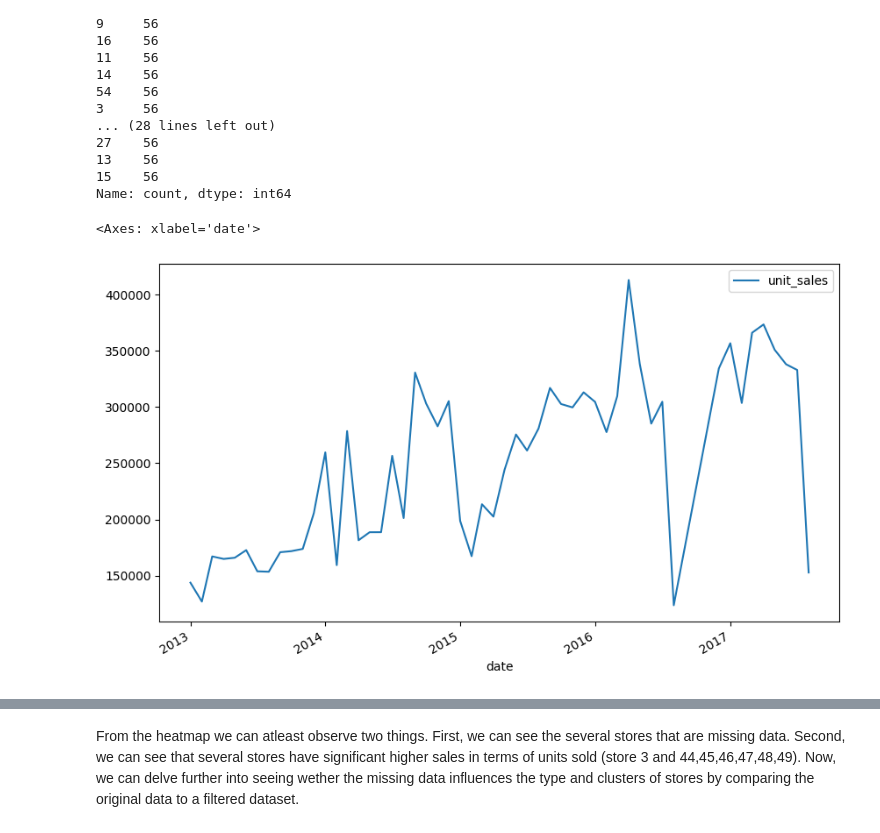
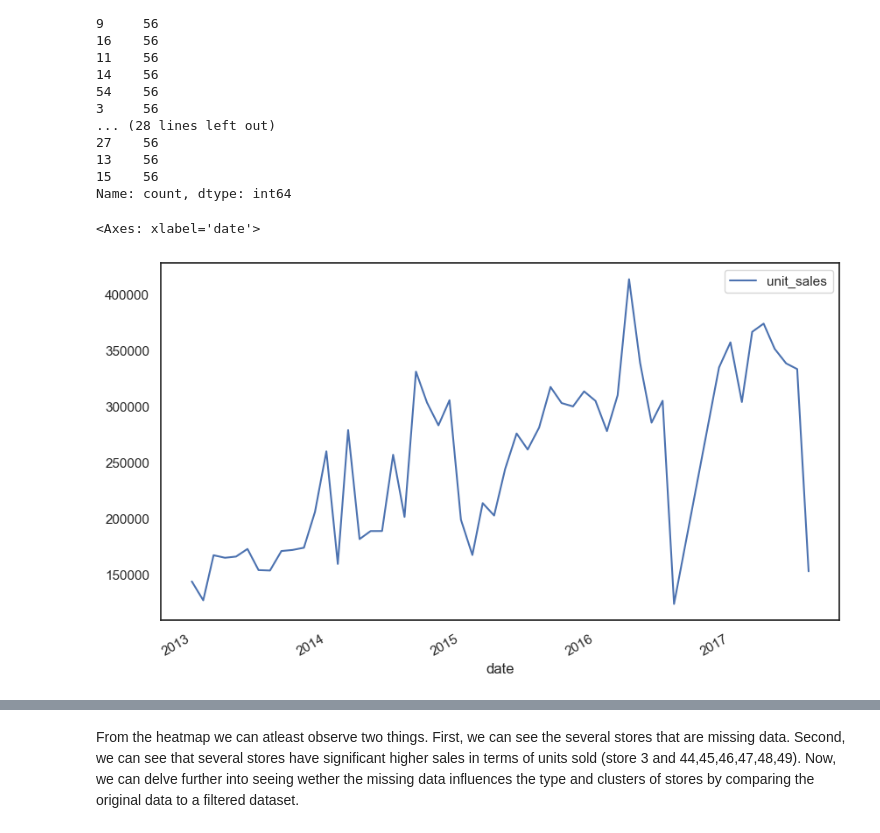
Before and after one commit to AFEngelage/Group4B, a Jupyter notebook: notebooks/Sebastiaan_EDA_Storeswithotherdata.ipynb, the cells around one changed output, grey strips where cells are left out. Drawn from its saved outputs; the diff is of its cells as text; code cells hidden in the pictures.

```diff
--- a/notebooks/Sebastiaan_EDA_Storeswithotherdata.ipynb
+++ b/notebooks/Sebastiaan_EDA_Storeswithotherdata.ipynb
@@ -104,6 +104,8 @@ df_aggregated_sales_type2
 
 The first step we take when combining the store data with the transaction date is to look if there's unit sale data for each store available. Although we have data available for each store, some stores don't have data for all the dates in the dataset. Most likely, these stores are new, this makes forecasting for these store less convenient and as this is our first forecast for Corporacion Favorita, we rather have a more generalizable store to choose from (having a higher impact on business as the likelihood of giving a more accurate forecast is higher).
 # %%
+sns.set_theme(style="white")
+
 g = sns.relplot(
     data=df_aggregated_sales_store,
     x="date", y="unit_sales", col="store_nbr", hue="store_nbr",
@@ -190,12 +191,14 @@ store_nbr
 15    56
 Name: count, dtype: int64
 # %%
+sns.set_theme(style="white")
+
 df_store_25 = df_aggregated_sales_store[df_aggregated_sales_store['store_nbr'] == 18]
 df_store_25.plot.line(x='date', y='unit_sales', figsize=(10, 6))
 
 #df_store_25_filtered = df_store_25[df_store_25['unit_sales'] <= 1000]
 #df_store_25_filtered.plot.line(x='date', y='unit_sales', figsize=(10, 6))
 # %% [output]
 <Axes: xlabel='date'>
-[figure, old version]
+[figure, new version]
 # %%
```
Also changed, not shown: parts of 17 cells of this notebook, 3 other files.
